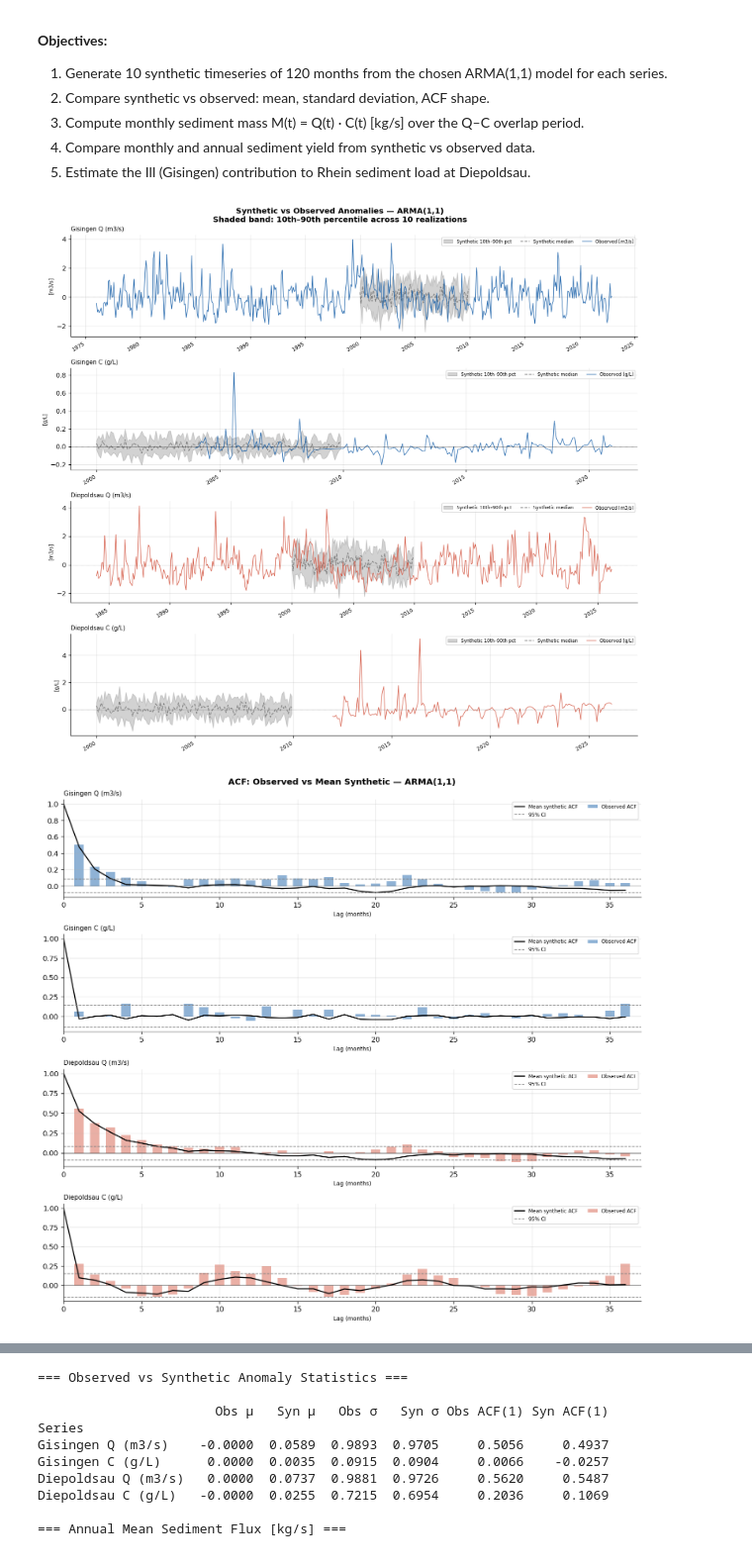
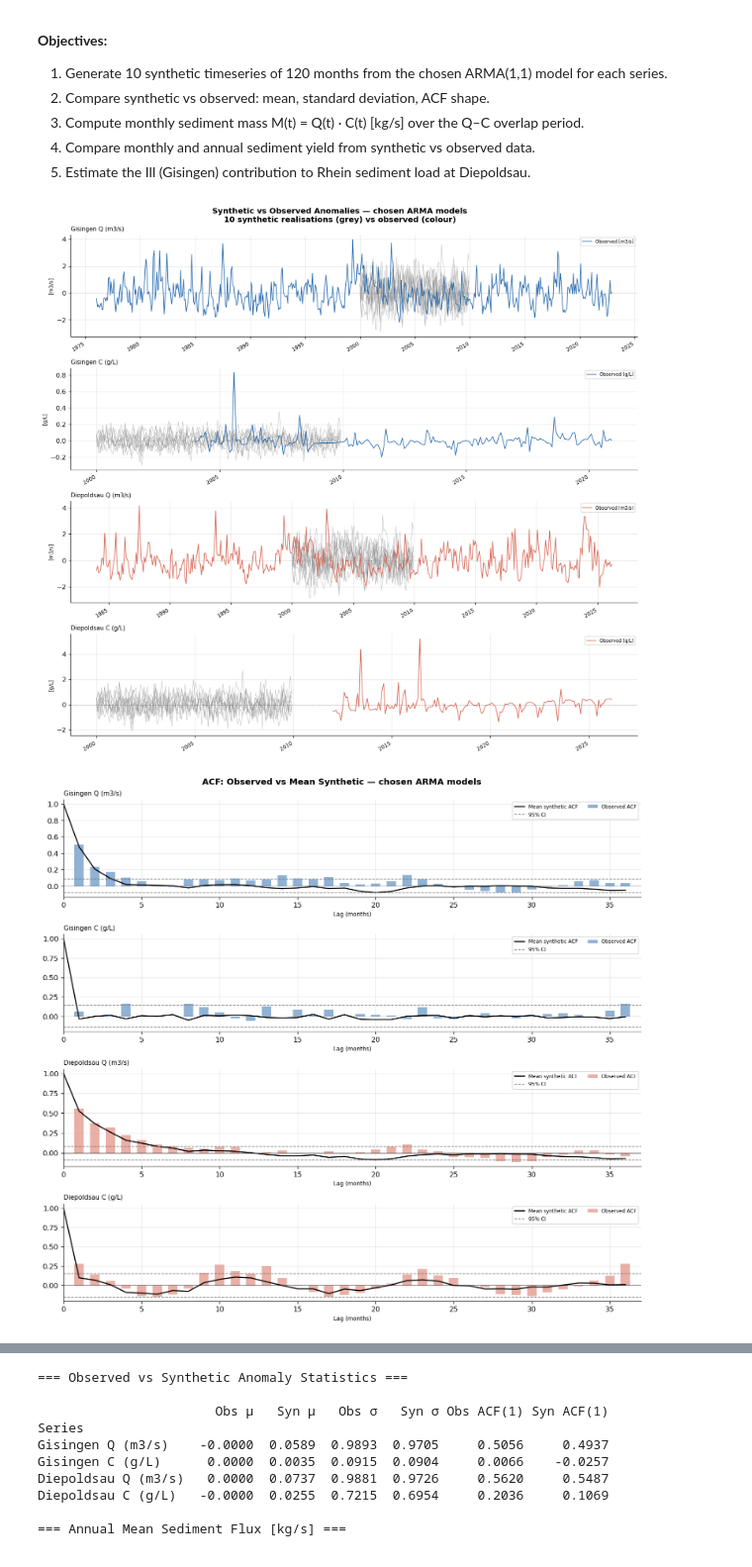
Before and after one commit to luuuciii/WRM_Assignement_2, a Jupyter notebook: Code/main.ipynb, the cells around one changed output, grey strips where cells are left out. Shown at 99% size. Saved outputs shown, nothing was run; the diff lists cells and outputs as text; code cells hidden in the pictures.

```diff
--- a/Code/main.ipynb
+++ b/Code/main.ipynb
@@ -910,32 +910,23 @@ STATIONS_S4 = ['Gisingen', 'Gisingen', 'Diepoldsau', 'Diepoldsau']
 COLORS_S4   = {'Gisingen': '#2166ac', 'Diepoldsau': '#d6604d'}
 units_s4    = ['m3/s', 'g/L', 'm3/s', 'g/L']
 
-# ── Figure 1: Synthetic envelope vs observed anomalies ──────────────────
+# ── Figure 1: All synthetic realisations vs observed anomalies ──────────
 fig1, axes1 = plt.subplots(4, 1, figsize=(13, 12))
-fig1.suptitle('Synthetic vs Observed Anomalies — ARMA(1,1)\n'
-               'Shaded band: 10th–90th percentile across 10 realizations',
+fig1.suptitle('Synthetic vs Observed Anomalies — chosen ARMA models\n'
+               '10 synthetic realisations (grey) vs observed (colour)',
                fontsize=12, fontweight='bold')
 
 for ax, key, station, unit in zip(axes1, KEYS_S4, STATIONS_S4, units_s4):
     color = COLORS_S4[station]
     obs   = anomalies_s4[key].dropna()
-    arr   = sim_anomalies[key]          # shape (10, 120)
-    p10   = np.percentile(arr, 10, axis=0)
-    p90   = np.percentile(arr, 90, axis=0)
-    p50   = np.percentile(arr, 50, axis=0)
-    # Shaded envelope
-    ax.fill_between(SIM_IDX, p10, p90, color='grey', alpha=0.35,
-                    label='Synthetic 10th–90th pct')
-    # Median synthetic
-    ax.plot(SIM_IDX, p50, color='grey', linewidth=1.2, linestyle='--',
-            label='Synthetic median')
-    # Observed anomaly
-    ax.plot(obs.index, obs.values, color=color, linewidth=0.9,
-            label=f'Observed [{unit}]')
+    for row in sim_anomalies[key]:
+        ax.plot(SIM_IDX, row, color='grey', linewidth=0.6, alpha=0.5)
+    ax.plot(obs.index, obs.values, color=color, linewidth=1.0,
+            label=f'Observed [{unit}]', zorder=3)
     ax.axhline(0, color='k', linewidth=0.4, linestyle=':')
     ax.set_title(LABELS[key], fontsize=9, loc='left')
     ax.set_ylabel(f'[{unit}]', fontsize=8)
-    ax.legend(fontsize=7, loc='upper right', ncol=3)
+    ax.legend(fontsize=7, loc='upper right')
     ax.xaxis.set_major_formatter(mdates.DateFormatter('%Y'))
     ax.xaxis.set_major_locator(mdates.YearLocator(5))
     plt.setp(ax.xaxis.get_majorticklabels(), rotation=30, ha='right', fontsize=8)
@@ -946,7 +937,7 @@ plt.show()
 
 # ── Figure 2: Observed vs mean synthetic ACF ─────────────────────────────
 fig2, axes2 = plt.subplots(4, 1, figsize=(12, 11))
-fig2.suptitle('ACF: Observed vs Mean Synthetic — ARMA(1,1)',
+fig2.suptitle('ACF: Observed vs Mean Synthetic — chosen ARMA models',
                fontsize=12, fontweight='bold')
 
 for ax, key, station in zip(axes2, KEYS_S4, STATIONS_S4):
@@ -963,45 +954,39 @@ for ax, key, station in zip(axes2, KEYS_S4, STATIONS_S4):
     ax.axhline( ci, color='grey', linestyle='--', linewidth=1, label='95% CI')
     ax.axhline(-ci, color='grey', linestyle='--', linewidth=1)
     ax.axhline(0,   color='k',    linewidth=0.4)
     ax.set_title(LABELS[key], fontsize=9, loc='left')
     ax.set_xlim(0, MAX_LAGS_S4 + 1)
     ax.set_xlabel('Lag (months)', fontsize=8)
     ax.legend(fontsize=7, loc='upper right', ncol=2)
 
 plt.tight_layout()
 plt.savefig('../DATA/fig8_synthetic_acf.png', bbox_inches='tight')
 plt.show()
 
-# ── Figure 3: Sediment mass M(t) — observed vs synthetic envelope ─────────
+# ── Figure 3: Sediment mass M(t) — all synthetic realisations ────────────
 fig3, axes3 = plt.subplots(2, 1, figsize=(13, 8))
 fig3.suptitle('Monthly Sediment Mass Flux M(t) = Q · C  [kg/s]\n'
-               'Observed (coloured) vs Synthetic 10th–90th percentile (grey)',
+               'Observed (coloured) vs 10 synthetic realisations (grey)',
                fontsize=11, fontweight='bold')
 
 for ax, (M_obs, M_syn_list, station, lbl) in zip(axes3, [
         (M_obs_gis, M_syn_gis, 'Gisingen',   'Gisingen (Ill)'),
         (M_obs_die, M_syn_die, 'Diepoldsau', 'Diepoldsau (Rhine)')]):
-    color  = COLORS_S4[station]
-    arr_M  = np.vstack([s.values for s in M_syn_list])
-    p10_M  = np.percentile(arr_M, 10, axis=0)
-    p90_M  = np.percentile(arr_M, 90, axis=0)
-    p50_M  = np.percentile(arr_M, 50, axis=0)
-    ax.fill_between(M_syn_list[0].index, p10_M, p90_M,
-                    color='grey', alpha=0.35, label='Synthetic 10th–90th pct')
-    ax.plot(M_syn_list[0].index, p50_M, color='grey', linewidth=1.2,
-            linestyle='--', label='Synthetic median')
+    color = COLORS_S4[station]
+    for s in M_syn_list:
+        ax.plot(s.index, s.values, color='grey', linewidth=0.6, alpha=0.5)
     ax.plot(M_obs.index, M_obs.values, color=color, linewidth=1.0,
-            label='Observed M(t)')
+            label='Observed M(t)', zorder=3)
     ax.set_title(lbl, fontsize=10, loc='left')
     ax.set_ylabel('M [kg/s]', fontsize=8)
-    ax.legend(fontsize=8, ncol=3)
+    ax.legend(fontsize=8)
     ax.xaxis.set_major_formatter(mdates.DateFormatter('%Y'))
     ax.xaxis.set_major_locator(mdates.YearLocator(2))
     plt.setp(ax.xaxis.get_majorticklabels(), rotation=30, ha='right', fontsize=8)
 
 plt.tight_layout()
 plt.savefig('../DATA/fig9_sediment_mass.png', bbox_inches='tight')
 plt.show()
 # %% [output]
-[figure, old version]
+[figure, new version]
-[figure, old version]
+[figure, new version]
```
Also changed, not shown: parts of 1 cell of this notebook, 3 other files.
